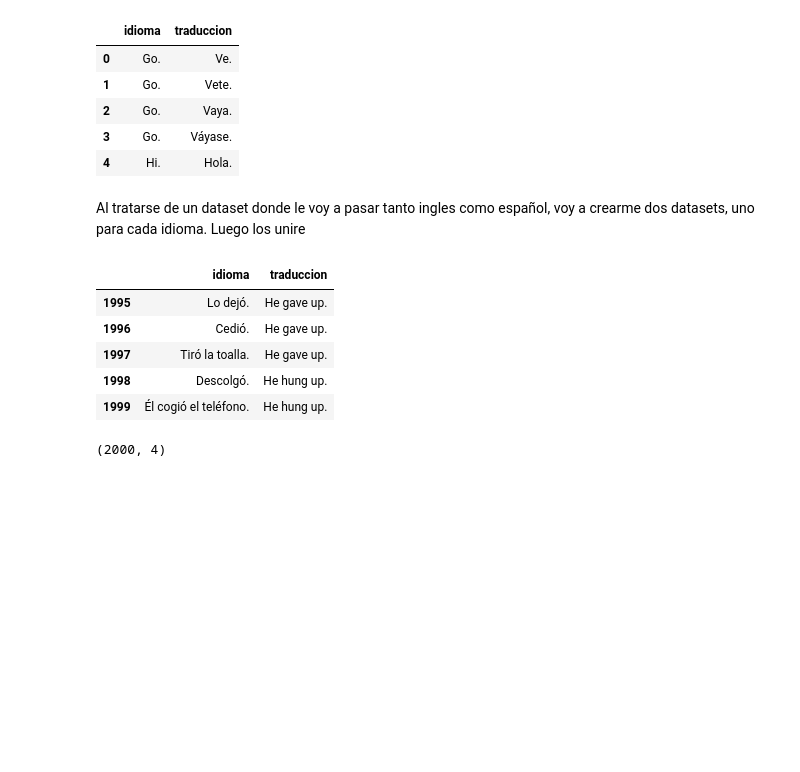
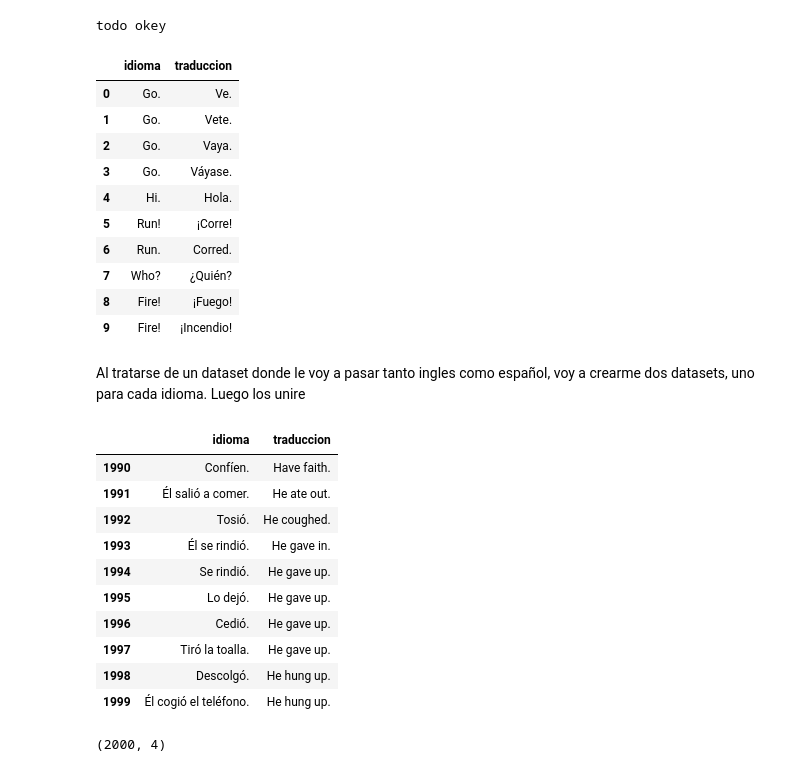
Before and after one commit to joseluis0605/TFM, a Jupyter notebook: main_entrenamiento.ipynb, the cells around one changed output. Cells and saved outputs as stored; diff of their text form; code cells hidden in the pictures; blank space fills up the shorter version.

```diff
--- a/main_entrenamiento.ipynb
+++ b/main_entrenamiento.ipynb
@@ -10,22 +10,36 @@ import copy  # para copiar objetos y estructuras
 
 import pandas as pd
 from Tokenizador.Tokenizador import TokenizadorBatch
+
+print("todo okey")
+# %% [output]
+todo okey
 # %%
 dataset = pd.read_csv("dataset_train/merge_small.csv", sep=",", encoding="utf-8")
-dataset.head()
+dataset.head(10)
 # %% [output]
 |  | idioma | traduccion |
 | 0 | Go. | Ve. |
 | 1 | Go. | Vete. |
 | 2 | Go. | Vaya. |
 | 3 | Go. | Váyase. |
 | 4 | Hi. | Hola. |
+| 5 | Run! | ¡Corre! |
+| 6 | Run. | Corred. |
+| 7 | Who? | ¿Quién? |
+| 8 | Fire! | ¡Fuego! |
+| 9 | Fire! | ¡Incendio! |
 # %% [markdown]
 Al tratarse de un dataset donde le voy a pasar tanto ingles como español, voy a crearme dos datasets, uno para cada idioma. Luego los unire
 # %%
-dataset.tail()
+dataset.tail(10)
 # %% [output]
 |  | idioma | traduccion |
+| 1990 | Confíen. | Have faith. |
+| 1991 | Él salió a comer. | He ate out. |
+| 1992 | Tosió. | He coughed. |
+| 1993 | Él se rindió. | He gave in. |
+| 1994 | Se rindió. | He gave up. |
 | 1995 | Lo dejó. | He gave up. |
 | 1996 | Cedió. | He gave up. |
 | 1997 | Tiró la toalla. | He gave up. |
```
Also changed, not shown: parts of 1 cell of this notebook, 3 other files.
